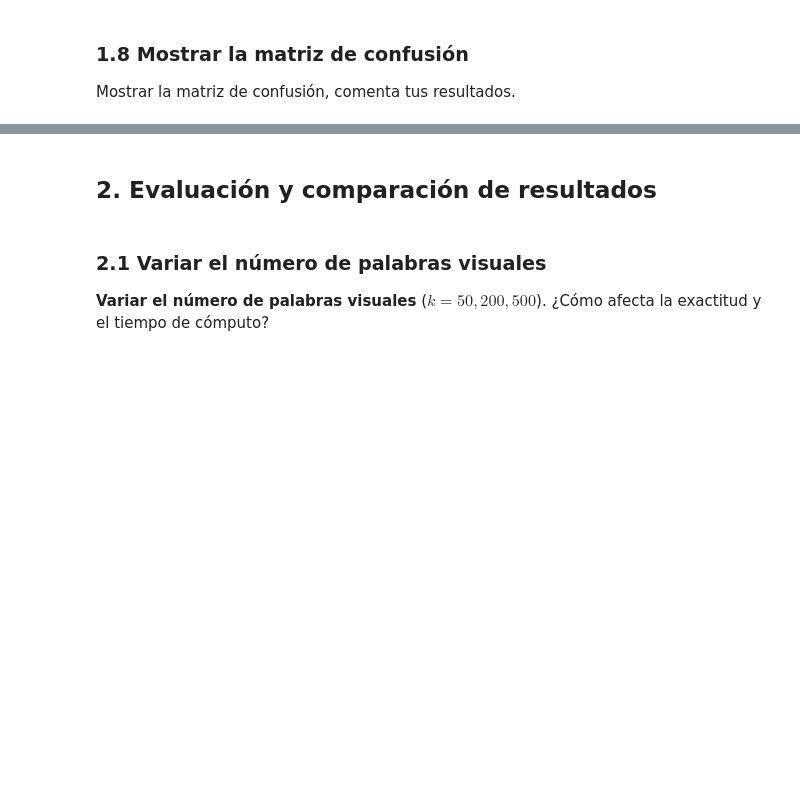
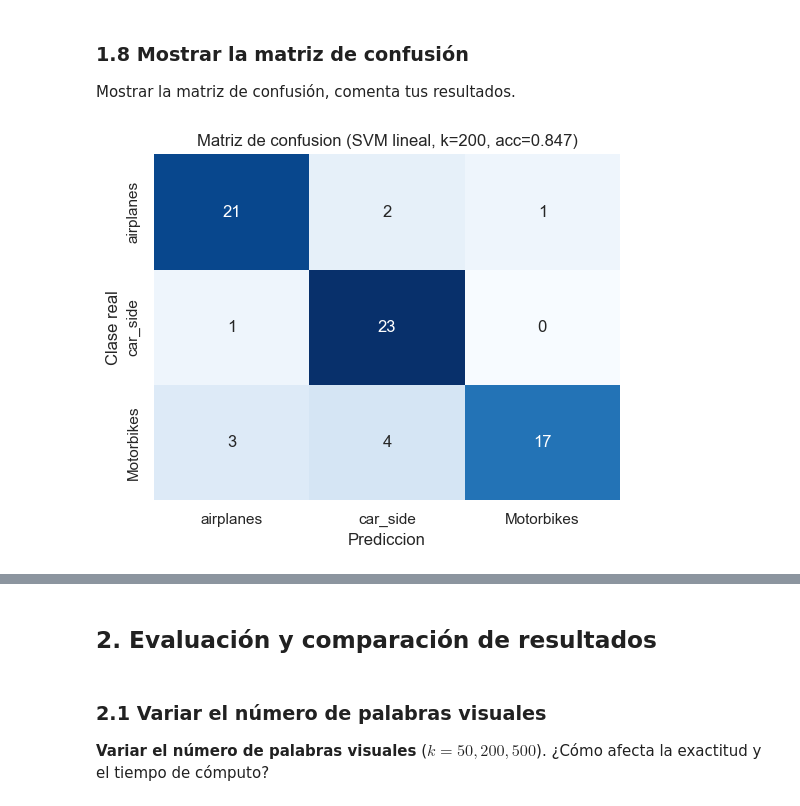
Before and after one commit to nodracPM/Pattern-Recognition, a Jupyter notebook: Lab/P5/Practica_5_Agrupamiento_y_Clasificacion.ipynb, the cells around one changed output, grey strips where cells are left out. Saved outputs shown, nothing was run; the diff lists cells and outputs as text; code cells hidden in the pictures; blank space fills up the shorter version.

Commit message:
Finishes lab-work (report)

```diff
--- a/Lab/P5/Practica_5_Agrupamiento_y_Clasificacion.ipynb
+++ b/Lab/P5/Practica_5_Agrupamiento_y_Clasificacion.ipynb
@@ -48,3 +284,18 @@ Dividir el conjunto en entrenamiento (80%) y prueba (20%).
 ### 1.6 Entrenar un SVM lineal
 
 Entrenar un SVM lineal con los histogramas de entrenamiento utilizando búsqueda de hiperparámetros ($grid$ $search$).
+# %%
+# =============================================================
+# 1.6 Entrenar un SVM lineal con busqueda de hiperparametros (grid search)
+# =============================================================
+rejilla = {'C': [0.01, 0.1, 1, 10, 100]}                    # valores de C a probar (regularizacion del SVM)
+# GridSearchCV prueba cada C con validacion cruzada de 5 particiones y se queda con el mejor
+grid_svm = GridSearchCV(SVC(kernel='linear'), rejilla, cv=5, n_jobs=-1)  # kernel lineal; n_jobs=-1 usa todos los nucleos
+
+t0 = time.time()
+grid_svm.fit(X_train, y_train)                              # entrena probando todos los C
+print(f'Grid search entrenado en {time.time()-t0:.1f} s')
+print('Mejor C:', grid_svm.best_params_['C'])               # mejor valor de C encontrado
+print(f'Exactitud media en validacion cruzada (train): {grid_svm.best_score_:.4f}')
+
+svm = grid_svm.best_estimator_                              # modelo SVM ya entrenado con el mejor C
@@ -52,3 +307,12 @@ Entrenar un SVM lineal con los histogramas de entrenamiento utilizando búsqueda
 ### 1.7 Predecir etiquetas y calcular exactitud
 
 Predecir las etiquetas del conjunto de prueba y calcular exactitud, comenta tus resultados.
+# %%
+# =============================================================
+# 1.7 Predecir las etiquetas del conjunto de prueba y calcular la exactitud
+# =============================================================
+y_pred = svm.predict(X_test)                                # predicciones del SVM sobre datos NO vistos
+acc = accuracy_score(y_test, y_pred)                        # exactitud = aciertos / total
+print(f'Exactitud (accuracy) en el conjunto de prueba: {acc:.4f}\n')
+# Reporte detallado: precision, recall y f1-score por cada clase
+print(classification_report(y_test, y_pred, target_names=CLASES))
@@ -56,3 +334,16 @@ Predecir las etiquetas del conjunto de prueba y calcular exactitud, comenta tus
 ### 1.8 Mostrar la matriz de confusión
 
 Mostrar la matriz de confusión, comenta tus resultados.
+# %%
+# =============================================================
+# 1.8 Matriz de confusion
+# =============================================================
+cm = confusion_matrix(y_test, y_pred)                       # entrada (i,j) = muestras de clase real i predichas como j
+fig, ax = plt.subplots(figsize=(5.5, 4.5))
+sns.heatmap(cm, annot=True, fmt='d', cmap='Blues',          # heatmap con los conteos anotados
+            xticklabels=CLASES, yticklabels=CLASES, cbar=False, ax=ax)
+ax.set_xlabel('Prediccion'); ax.set_ylabel('Clase real')    # eje x = lo predicho, eje y = lo real
+ax.set_title(f'Matriz de confusion (SVM lineal, k={K_VOCAB}, acc={acc:.3f})')
+plt.tight_layout(); plt.show()
+# %% [output]
+[figure, added]
```
Also changed, not shown: parts of 20 cells of this notebook, 11 other files.
